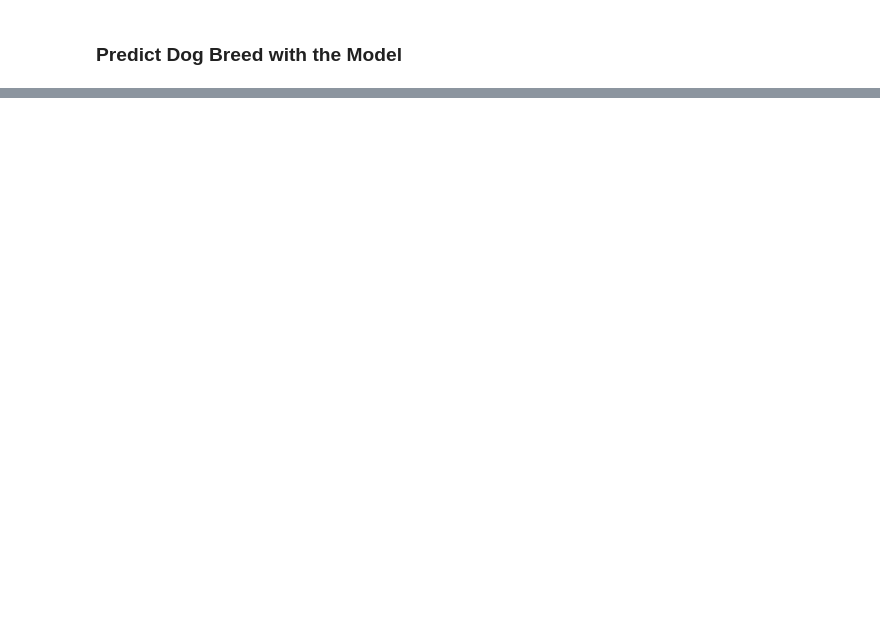
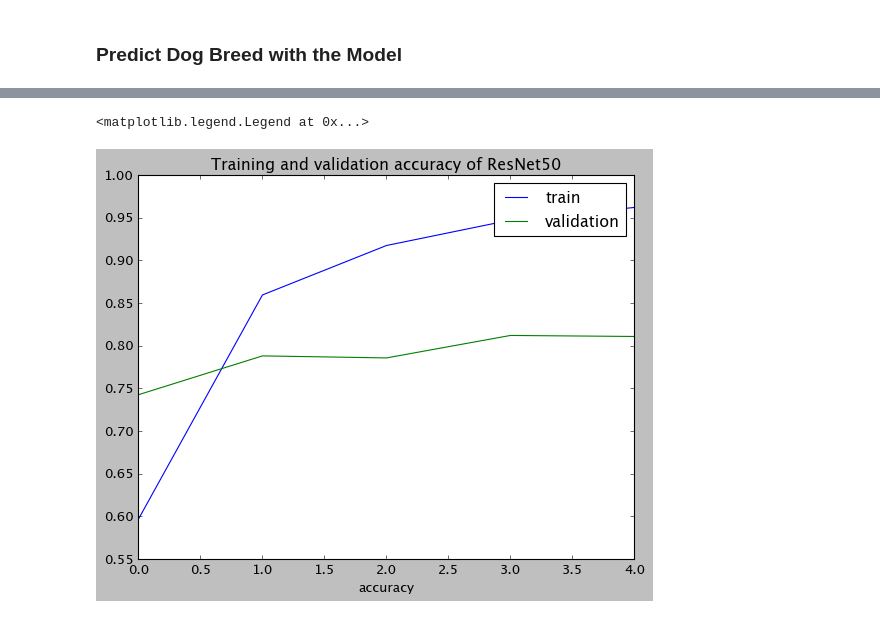
Before and after one commit to arnirxn/dog-identifier, a Jupyter notebook: dog_app.ipynb, the cells around one changed output, grey strips where cells are left out. Saved outputs shown, nothing was run; the diff lists cells and outputs as text; code cells hidden in the pictures; blank space fills up the shorter version.

```diff
--- a/dog_app.ipynb
+++ b/dog_app.ipynb
@@ -678,0 +683,6 @@ __Answer:__
+# %%
+# Obtain bottleneck features from another pre-trained CNN
+bottleneck_features = np.load("bottleneck_features/DogResnet50Data.npz")
+train_Resnet50 = bottleneck_features["train"]
+valid_Resnet50 = bottleneck_features["valid"]
+test_Resnet50 = bottleneck_features["test"]
@@ -678,0 +704,7 @@ __Answer:__
+# %%
+# Define architecture
+Resnet50_model = Sequential()
+Resnet50_model.add(GlobalAveragePooling2D(input_shape=train_Resnet50.shape[1:]))
+Resnet50_model.add(Dense(133, activation='softmax'))
+
+Resnet50_model.summary()
@@ -678,0 +728,8 @@ __Answer:__
+# %%
+# Compile the model
+Resnet50_model.compile(
+    loss="categorical_crossentropy", optimizer="rmsprop", metrics=["accuracy"]
+)
+checkpointer = ModelCheckpoint(
+    filepath="saved_models/weights.best.Resnet50.hdf5", verbose=1, save_best_only=True
+)
@@ -678,0 +742,11 @@ __Answer:__
+# %%
+# Train the model
+history = Resnet50_model.fit(
+    train_Resnet50,
+    train_targets,
+    validation_data=(valid_Resnet50, valid_targets),
+    epochs=5,
+    batch_size=20,
+    callbacks=[checkpointer],
+    verbose=1,
+)
@@ -678,0 +769,10 @@ __Answer:__
+# %%
+plt.plot(history.history["accuracy"])
+plt.plot(history.history["val_accuracy"])
+plt.xlabel("epochs")
+plt.xlabel("accuracy")
+plt.title("Training and validation accuracy of ResNet50")
+plt.legend(["train", "validation"], loc="upper right")
+# %% [output]
+<matplotlib.legend.Legend at 0x...>
+[figure, added]
```
Also changed, not shown: parts of 68 cells of this notebook.
